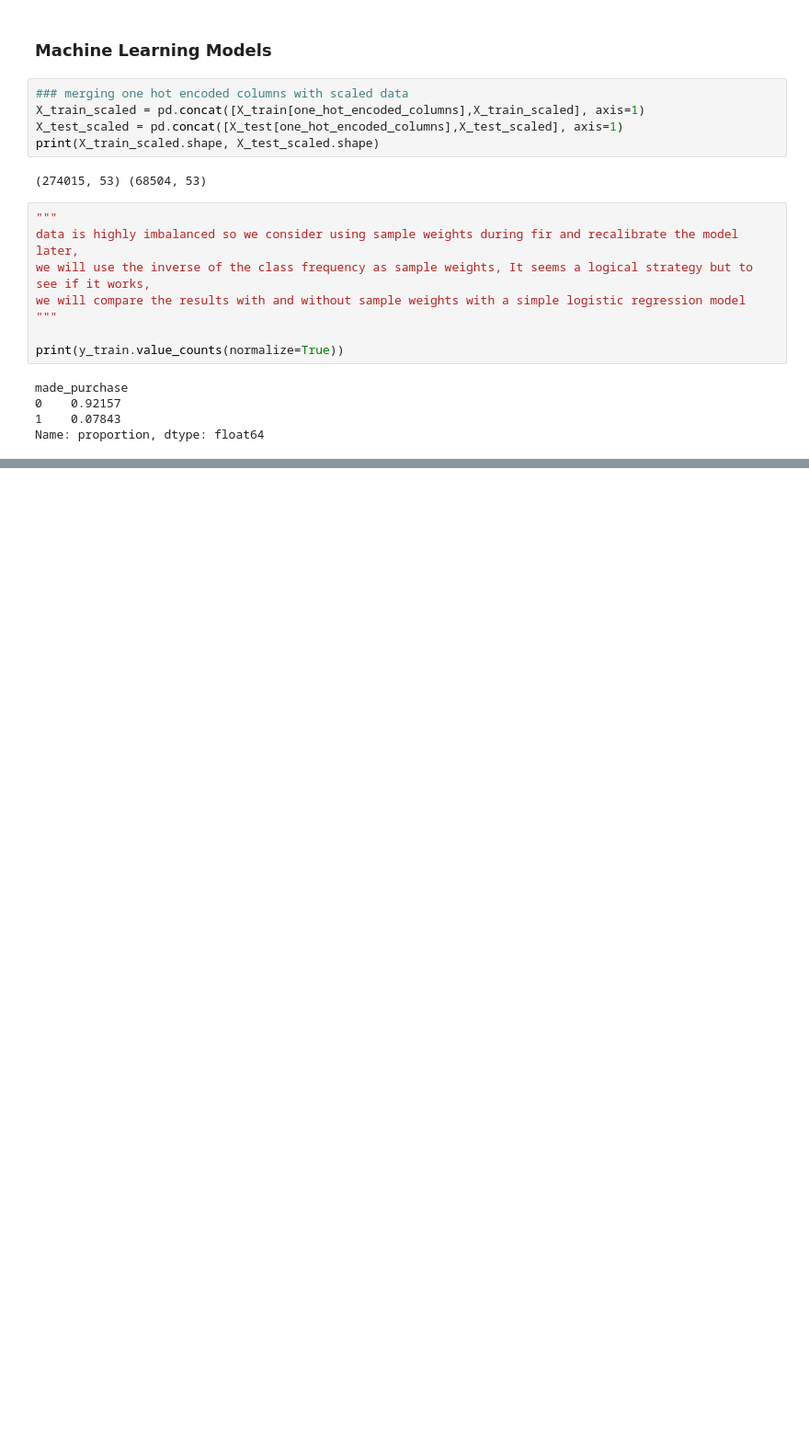
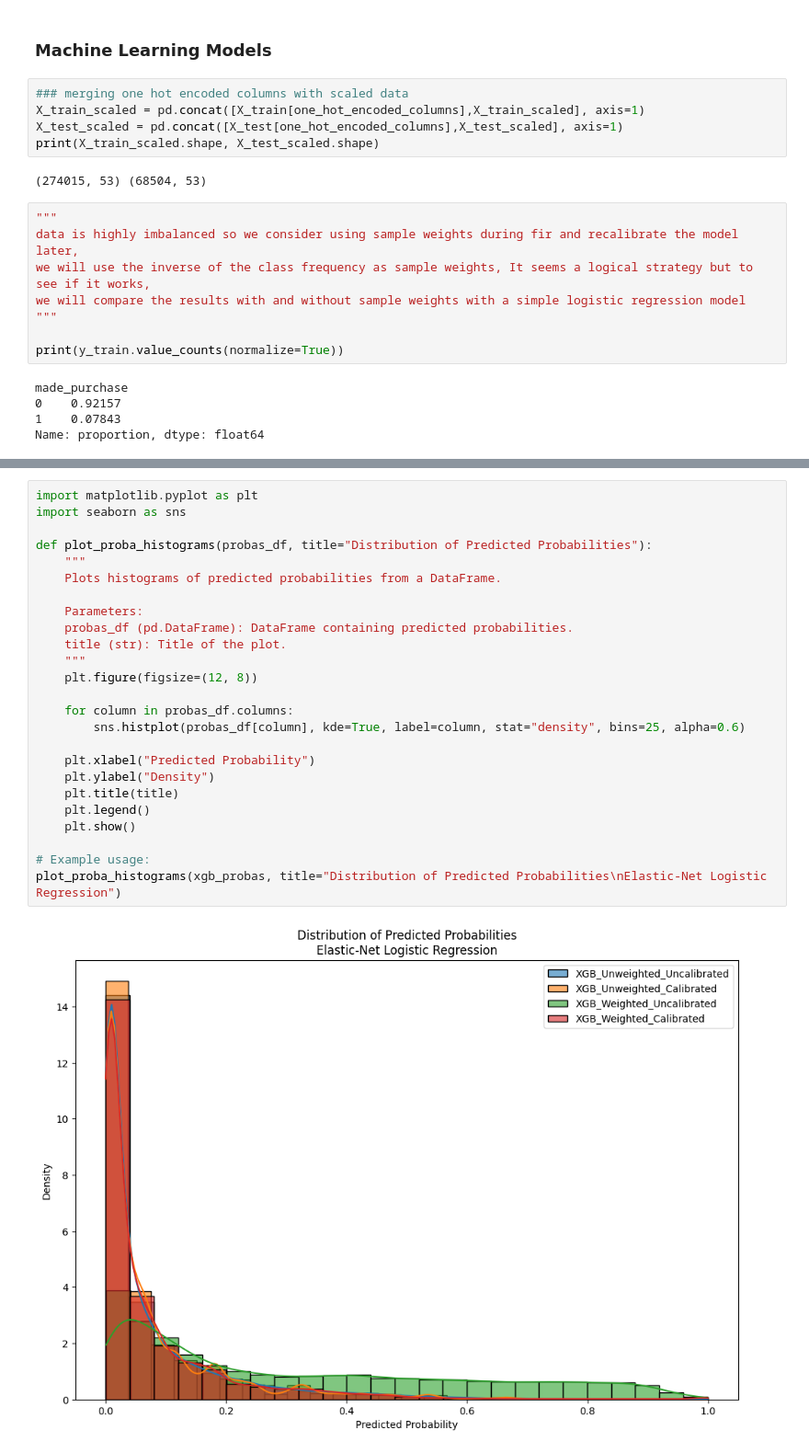
Before and after one commit to ybektas20/dream_case, a Jupyter notebook: q3/main.ipynb, the cells around one changed output, grey strips where cells are left out. Shown at 92% size. Saved outputs shown, nothing was run; the diff lists cells and outputs as text; blank space fills up the shorter version.

```diff
--- a/q3/main.ipynb
+++ b/q3/main.ipynb
@@ -681,0 +587,27 @@ Fitting 5 folds for each of 16 candidates, totalling 80 fits
+# %%
+import matplotlib.pyplot as plt
+import seaborn as sns
+
+def plot_proba_histograms(probas_df, title="Distribution of Predicted Probabilities"):
+    """
+    Plots histograms of predicted probabilities from a DataFrame.
+
+    Parameters:
+    probas_df (pd.DataFrame): DataFrame containing predicted probabilities.
+    title (str): Title of the plot.
+    """
+    plt.figure(figsize=(12, 8))
+
+    for column in probas_df.columns:
+        sns.histplot(probas_df[column], kde=True, label=column, stat="density", bins=25, alpha=0.6)
+
+    plt.xlabel("Predicted Probability")
+    plt.ylabel("Density")
+    plt.title(title)
+    plt.legend()
+    plt.show()
+
+# Example usage:
+plot_proba_histograms(xgb_probas, title="Distribution of Predicted Probabilities\nElastic-Net Logistic Regression")
+# %% [output]
+[figure, added]
```
Also changed, not shown: parts of 7 cells of this notebook, 5 other files.
